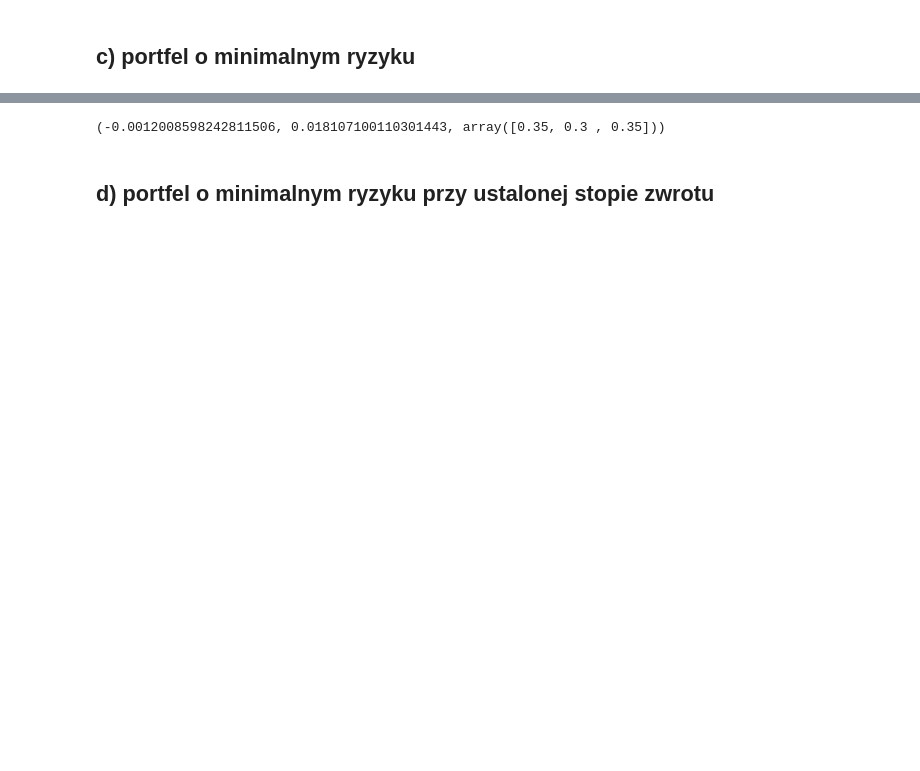
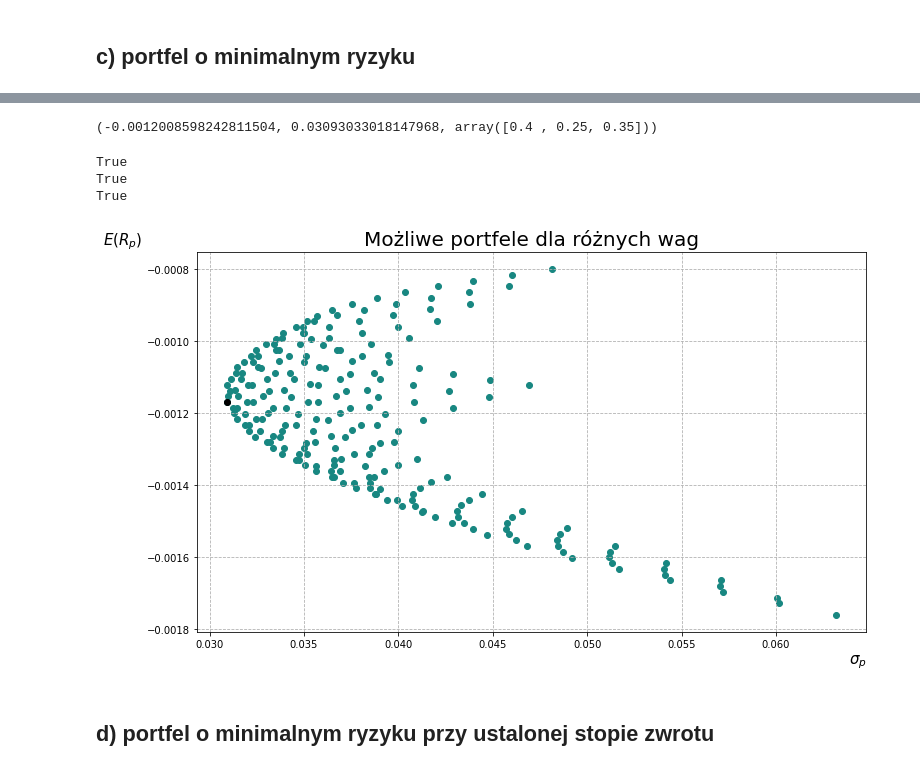
Before and after one commit to KatarzynaTurbanska/enterprise_risk_management, a Jupyter notebook: Prezentacja 3/dywersyfikacja.ipynb, the cells around one changed output, grey strips where cells are left out. Saved outputs shown, nothing was run; the diff lists cells and outputs as text; code cells hidden in the pictures; blank space fills up the shorter version.

```diff
--- a/Prezentacja 3/dywersyfikacja.ipynb
+++ b/Prezentacja 3/dywersyfikacja.ipynb
@@ -159,7 +158,26 @@ standard_deviations.index(min(standard_deviations))
 # %%
-expected_values[132], standard_deviations[132], combinations[132]
+expected_values[132], standard_deviations[145], combinations[145]
 # %% [output]
-(-0.0012008598242811506, 0.018107100110301443, array([0.35, 0.3 , 0.35]))
+(-0.0012008598242811504, 0.03093033018147968, array([0.4 , 0.25, 0.35]))
+# %%
+# Sprawdzamy czy zachodzą warunki
+
+print(corr[0,1] <= min(sigma_c/sigma_m, sigma_m/sigma_c))
+print(corr[0,2] <= min(sigma_c/sigma_s, sigma_s/sigma_c))
+print(corr[1,2] <= min(sigma_m/sigma_s, sigma_s/sigma_m))
+# %% [output]
+True
+True
+True
+# %%
+plt.scatter(standard_deviations, expected_values, color="#188781")
+plt.scatter(standard_deviations[145], expected_values[145], color='k')
+plt.title("Możliwe portfele dla różnych wag", fontsize=20)
+plt.xlabel(r"$\sigma_p$", fontsize=15, loc="right")
+plt.ylabel(r"$E(R_p)$", fontsize=15, rotation=0, loc="top")
+plt.show()
+# %% [output]
+[figure, added]
 # %% [markdown]
 ## d) portfel o minimalnym ryzyku przy ustalonej stopie zwrotu
 # %%
```
Also changed, not shown: parts of 20 cells of this notebook.
